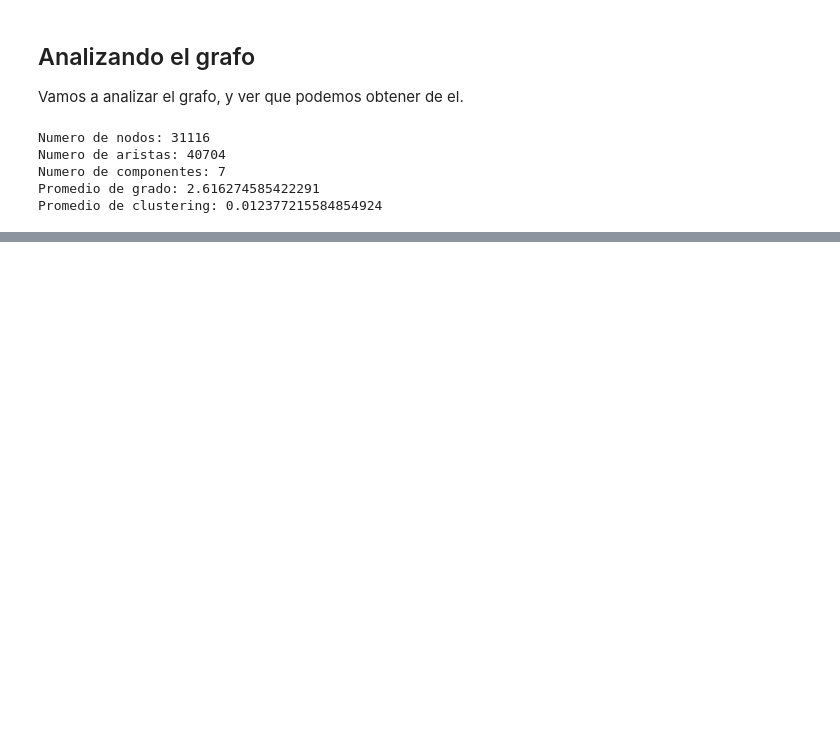
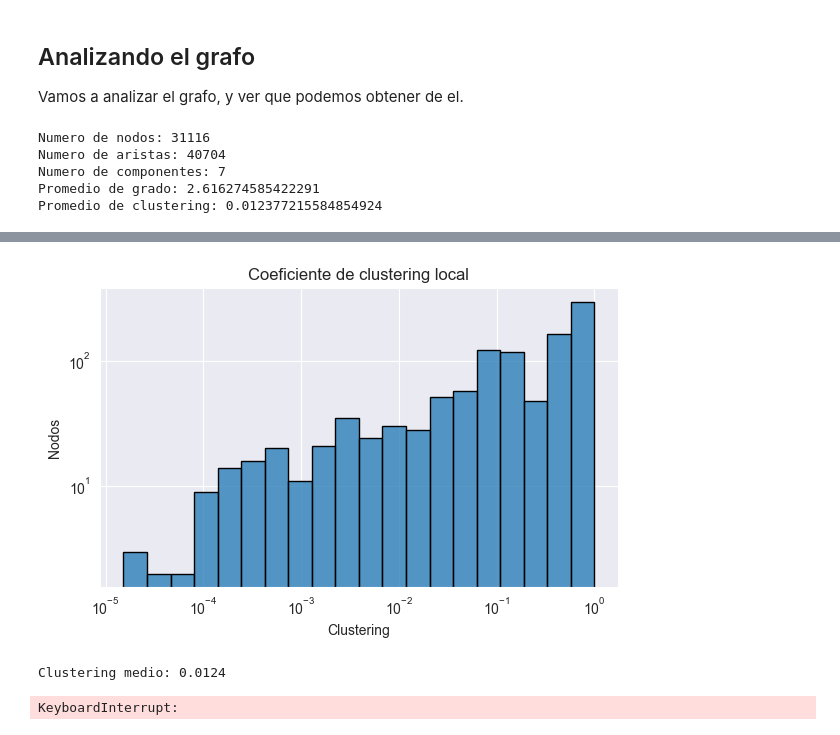
Before and after one commit to miguel-mxrxrx04/networkanalysis, a Jupyter notebook: scrapping.ipynb, the cells around one changed output, grey strips where cells are left out. Cells and saved outputs as stored; diff of their text form; code cells hidden in the pictures; blank space fills up the shorter version.

```diff
--- a/scrapping.ipynb
+++ b/scrapping.ipynb
@@ -398,0 +466,34 @@ Promedio de clustering: 0.012377215584854924
+# %%
+# --- 4. CLUSTERING LOCAL ---
+clust_coef = nx.clustering(G)
+df_clust = pd.Series(clust_coef, name='clustering')
+plt.figure(figsize=(6,4))
+sns.histplot(df_clust, kde=False, edgecolor='black', log_scale=True)
+plt.xscale('log')
+plt.yscale('log')
+plt.title("Coeficiente de clustering local")
+plt.xlabel("Clustering")
+plt.ylabel("Nodos")
+plt.tight_layout()
+plt.show()
+
+print(f"Clustering medio: {df_clust.mean():.4f}")
+# %% [output]
+[figure, added]
+Clustering medio: 0.0124
+# %%
+# --- 5. CAMINOS Y DIÁMETRO ---
+if nx.is_connected(G):
+    dia = nx.diameter(G)
+    avg_path = nx.average_shortest_path_length(G)
+    print(f"Diámetro: {dia}")
+    print(f"Longitud media de camino: {avg_path:.4f}")
+else:
+    # analiza por componente gigante
+    cc = max(nx.connected_components(G), key=len)
+    G0 = G.subgraph(cc)
+    print("Diámetro (CC gigante):", nx.diameter(G0))
+    print("Long. media de camino (CC gigante):",
+          nx.average_shortest_path_length(G0))
+# %% [output]
+KeyboardInterrupt:
```
Also changed, not shown: parts of 15 cells of this notebook.
